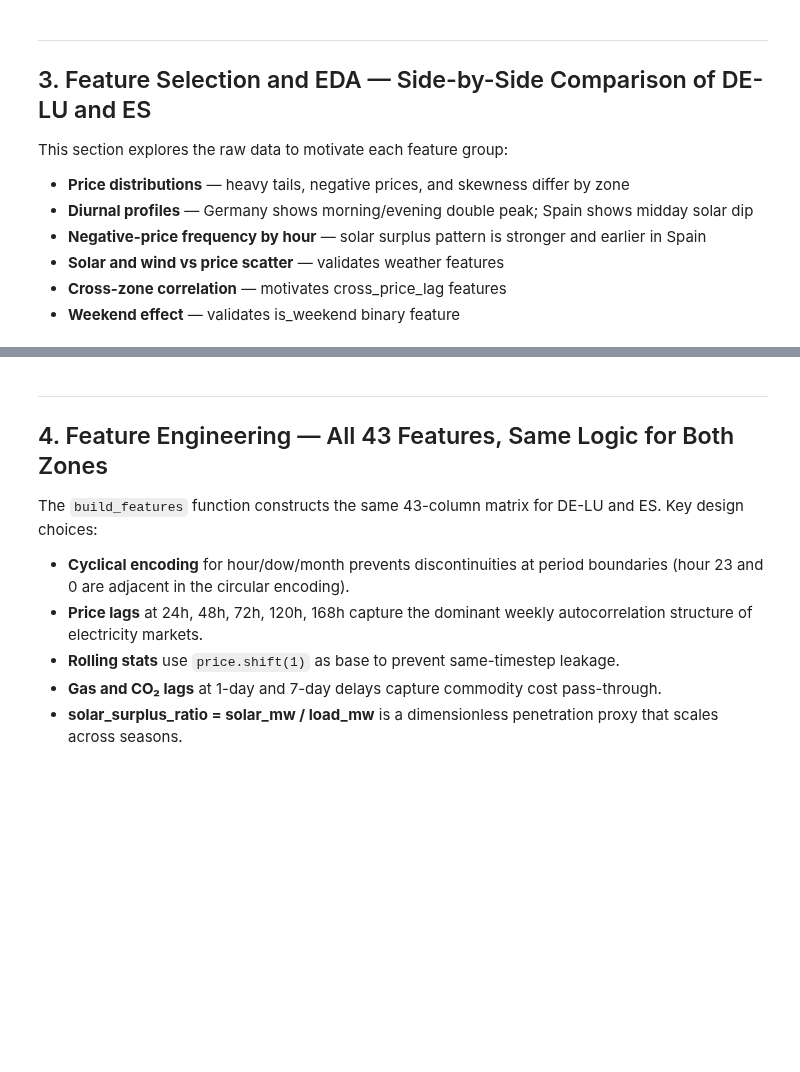
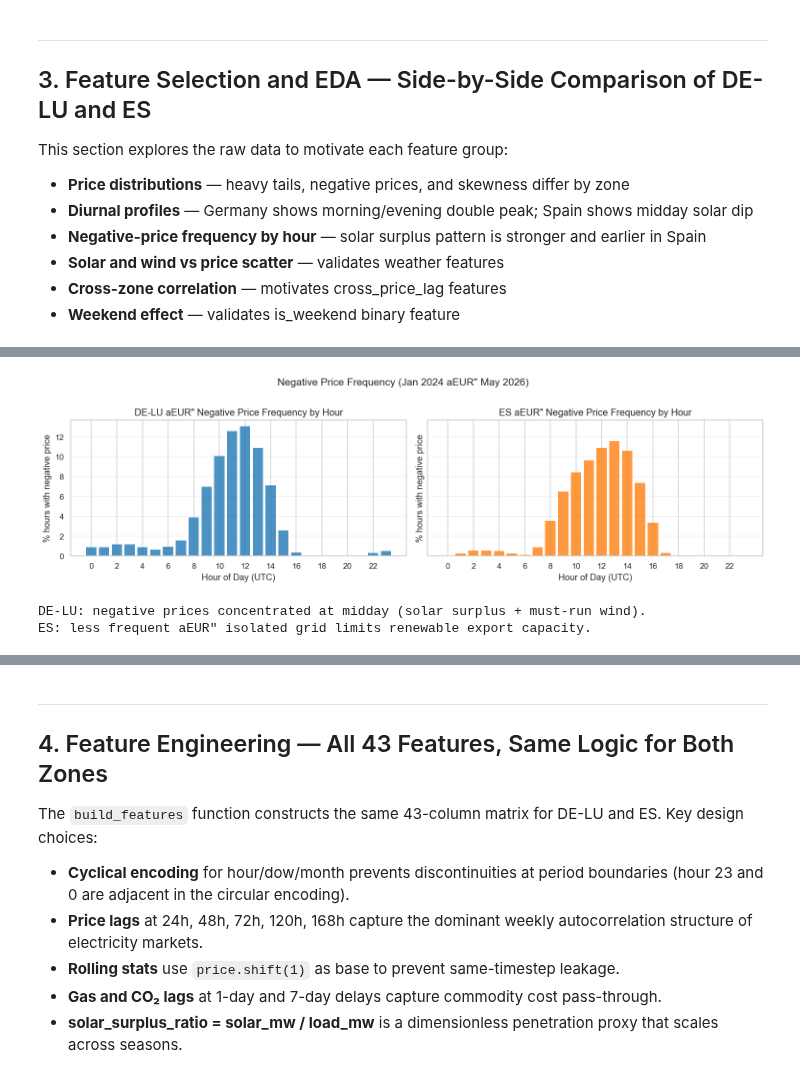
Before and after one commit to lturgut/electricity-forecast, a Jupyter notebook: higher_power_model.ipynb, the cells around one changed output, grey strips where cells are left out. Drawn from its saved outputs; the diff is of its cells as text; code cells hidden in the pictures; blank space fills up the shorter version.

```diff
--- a/higher_power_model.ipynb
+++ b/higher_power_model.ipynb
@@ -391,20 +441,24 @@ print('ES: midday dip driven by photovoltaic surplus pressing prices toward zero
 # %%
-# a"EURa"EUR Plot 3: Negative price frequency by hour a"EURa"EURa"EURa"EURa"EURa"EURa"EURa"EURa"EURa"EURa"EURa"EURa"EURa"EURa"EURa"EURa"EURa"EURa"EURa"EURa"EURa"EURa"EURa"EURa"EURa"EURa"EURa"EURa"EURa"EURa"EURa"EURa"EURa"EUR
+# ── Plot 3: Negative price frequency by hour ──────────────────────────────────
 fig, axes = plt.subplots(1, 2, figsize=(14, 4), sharey=True)
 for ax, zone in zip(axes, ['DE-LU', 'ES']):
     df = merged[zone].copy()
     df['hour'] = df.index.hour
     neg_freq = df.groupby('hour').apply(lambda g: (g['price'] < 0).mean()) * 100
     ax.bar(neg_freq.index, neg_freq.values, color=zone_colors[zone], alpha=0.8, edgecolor='none')
-    ax.set_title(f'{zone} aEUR" Negative Price Frequency by Hour', fontsize=13)
+    ax.set_title(f'{zone} — Negative Price Frequency by Hour', fontsize=13)
     ax.set_xlabel('Hour of Day (UTC)')
     ax.set_ylabel('% hours with negative price')
     ax.set_xticks(range(0, 24, 2))
     ax.grid(axis='y', alpha=0.3)
 
-plt.suptitle('Negative Price Frequency (Jan 2024 aEUR" May 2026)', fontsize=14, y=1.01)
+plt.suptitle('Negative Price Frequency (Jan 2024 — May 2026)', fontsize=14, y=1.01)
 plt.tight_layout()
 plt.show()
 print('DE-LU: negative prices concentrated at midday (solar surplus + must-run wind).')
-print('ES: less frequent aEUR" isolated grid limits renewable export capacity.')
+print('ES: less frequent — isolated grid limits renewable export capacity.')
+# %% [output]
+[figure, added]
+DE-LU: negative prices concentrated at midday (solar surplus + must-run wind).
+ES: less frequent aEUR" isolated grid limits renewable export capacity.
 # %%
```
Also changed, not shown: parts of 32 cells of this notebook.
